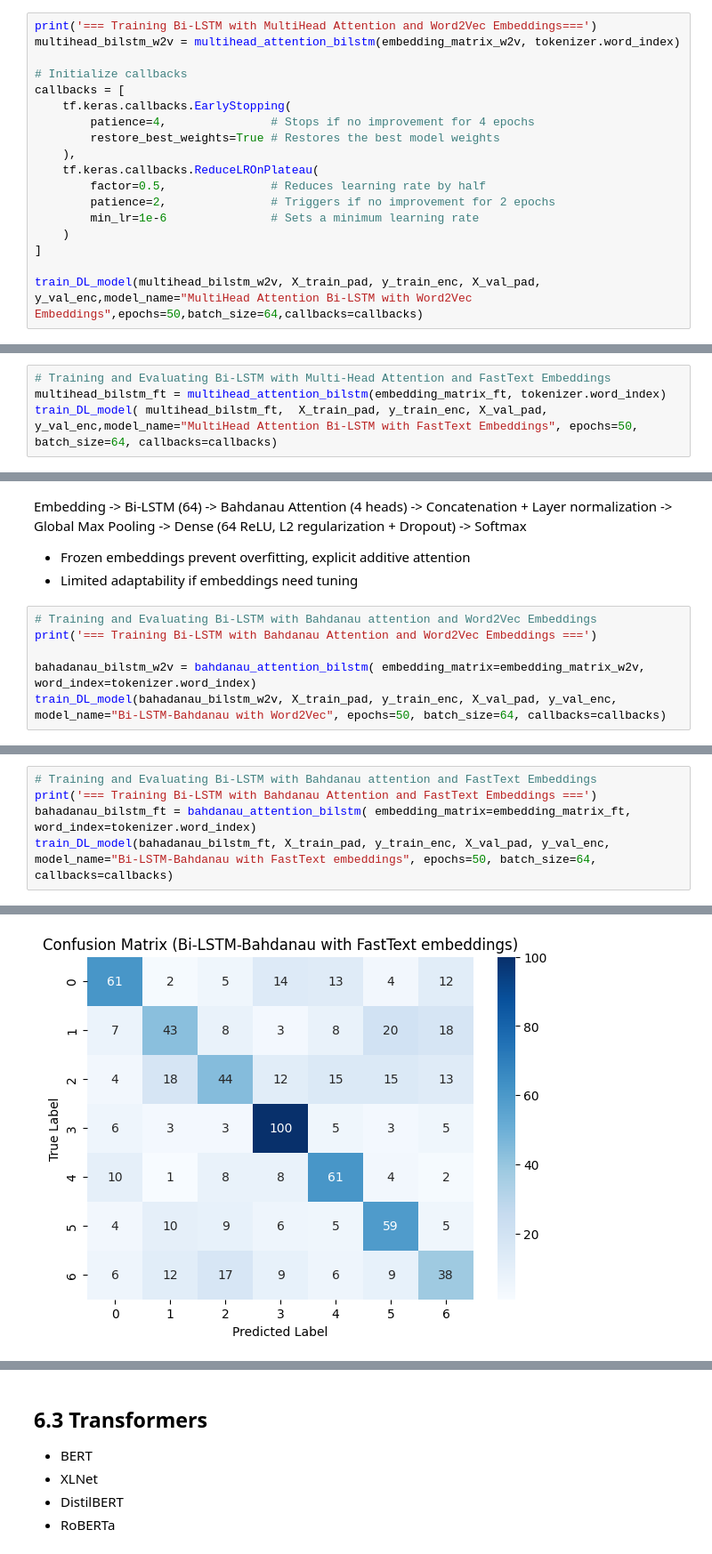
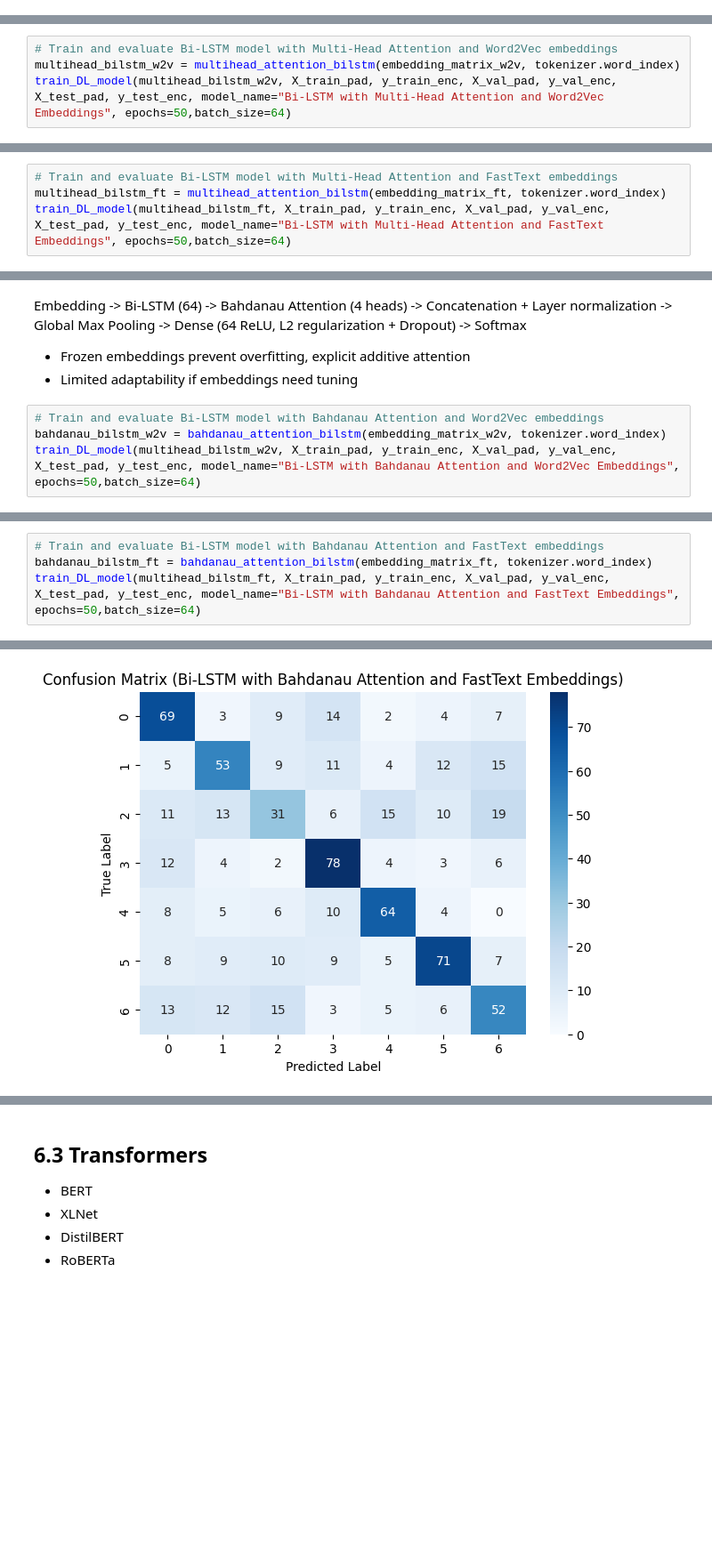
Before and after one commit to dingxing03/Emotion-Recognition-in-Text, a Jupyter notebook: Emotion-Detector/emotion-detector-ISEAR.ipynb, the cells around one changed output, grey strips where cells are left out. Shown at 89% size. Drawn from its saved outputs; the diff is of its cells as text; blank space fills up the shorter version.

```diff
--- a/Emotion-Detector/emotion-detector-ISEAR.ipynb
+++ b/Emotion-Detector/emotion-detector-ISEAR.ipynb
@@ -1299,21 +1193,3 @@ def multihead_attention_bilstm(embedding_matrix, word_index):
 Embedding -> Bi-LSTM (64) -> Multi-Head Attention (4 heads) -> Residual connection + Layer normalization -> Global Max Pooling -> Dense (64 ReLU, L2 regularization + Dropout) -> Softmax
 - Better generalization with dropout and regularization
 - More computationally expensive, complex
-# %%
-print('=== Training Bi-LSTM with MultiHead Attention and Word2Vec Embeddings===')
-multihead_bilstm_w2v = multihead_attention_bilstm(embedding_matrix_w2v, tokenizer.word_index)
-
-# Initialize callbacks
-callbacks = [
-    tf.keras.callbacks.EarlyStopping(
-        patience=4,               # Stops if no improvement for 4 epochs
-        restore_best_weights=True # Restores the best model weights
-    ),
-    tf.keras.callbacks.ReduceLROnPlateau(
-        factor=0.5,               # Reduces learning rate by half
-        patience=2,               # Triggers if no improvement for 2 epochs
-        min_lr=1e-6               # Sets a minimum learning rate
-    )
-]
-
-train_DL_model(multihead_bilstm_w2v, X_train_pad, y_train_enc, X_val_pad, y_val_enc,model_name="MultiHead Attention Bi-LSTM with Word2Vec Embeddings",epochs=50,batch_size=64,callbacks=callbacks)
@@ -1356,0 +1196,4 @@ weighted avg       0.59      0.59      0.59       753
+# %%
+# Train and evaluate Bi-LSTM model with Multi-Head Attention and Word2Vec embeddings
+multihead_bilstm_w2v = multihead_attention_bilstm(embedding_matrix_w2v, tokenizer.word_index)
+train_DL_model(multihead_bilstm_w2v, X_train_pad, y_train_enc, X_val_pad, y_val_enc, X_test_pad, y_test_enc, model_name="Bi-LSTM with Multi-Head Attention and Word2Vec Embeddings", epochs=50,batch_size=64)
@@ -1357,6 +1240,6 @@ weighted avg       0.59      0.59      0.59       753
 # %%
-# Training and Evaluating Bi-LSTM with Multi-Head Attention and FastText Embeddings
+# Train and evaluate Bi-LSTM model with Multi-Head Attention and FastText embeddings
 multihead_bilstm_ft = multihead_attention_bilstm(embedding_matrix_ft, tokenizer.word_index)
-train_DL_model( multihead_bilstm_ft,  X_train_pad, y_train_enc, X_val_pad, y_val_enc,model_name="MultiHead Attention Bi-LSTM with FastText Embeddings", epochs=50, batch_size=64, callbacks=callbacks)
+train_DL_model(multihead_bilstm_ft, X_train_pad, y_train_enc, X_val_pad, y_val_enc, X_test_pad, y_test_enc, model_name="Bi-LSTM with Multi-Head Attention and FastText Embeddings", epochs=50,batch_size=64)
 # %% [output]
 Epoch 1/50
@@ -1446,9 +1332,7 @@ Embedding -> Bi-LSTM (64) -> Bahdanau Attention (4 heads) -> Concatenation + Lay
 - Frozen embeddings prevent overfitting, explicit additive attention
 - Limited adaptability if embeddings need tuning
 # %%
-# Training and Evaluating Bi-LSTM with Bahdanau attention and Word2Vec Embeddings
-print('=== Training Bi-LSTM with Bahdanau Attention and Word2Vec Embeddings ===')
-
-bahadanau_bilstm_w2v = bahdanau_attention_bilstm( embedding_matrix=embedding_matrix_w2v, word_index=tokenizer.word_index)
-train_DL_model(bahadanau_bilstm_w2v, X_train_pad, y_train_enc, X_val_pad, y_val_enc, model_name="Bi-LSTM-Bahdanau with Word2Vec", epochs=50, batch_size=64, callbacks=callbacks)
+# Train and evaluate Bi-LSTM model with Bahdanau Attention and Word2Vec embeddings
+bahdanau_bilstm_w2v = bahdanau_attention_bilstm(embedding_matrix_w2v, tokenizer.word_index)
+train_DL_model(multihead_bilstm_w2v, X_train_pad, y_train_enc, X_val_pad, y_val_enc, X_test_pad, y_test_enc, model_name="Bi-LSTM with Bahdanau Attention and Word2Vec Embeddings", epochs=50,batch_size=64)
 # %% [output]
@@ -1490,7 +1370,6 @@ weighted avg       0.58      0.59      0.58       753
 <keras.src.callbacks.history.History at 0x...>
 # %%
-# Training and Evaluating Bi-LSTM with Bahdanau attention and FastText Embeddings
-print('=== Training Bi-LSTM with Bahdanau Attention and FastText Embeddings ===')
-bahadanau_bilstm_ft = bahdanau_attention_bilstm( embedding_matrix=embedding_matrix_ft, word_index=tokenizer.word_index)
-train_DL_model(bahadanau_bilstm_ft, X_train_pad, y_train_enc, X_val_pad, y_val_enc, model_name="Bi-LSTM-Bahdanau with FastText embeddings", epochs=50, batch_size=64, callbacks=callbacks)
+# Train and evaluate Bi-LSTM model with Bahdanau Attention and FastText embeddings
+bahdanau_bilstm_ft = bahdanau_attention_bilstm(embedding_matrix_ft, tokenizer.word_index)
+train_DL_model(multihead_bilstm_ft, X_train_pad, y_train_enc, X_val_pad, y_val_enc, X_test_pad, y_test_enc, model_name="Bi-LSTM with Bahdanau Attention and FastText Embeddings", epochs=50,batch_size=64)
 # %% [output]
@@ -1531,4 +1406,4 @@ weighted avg       0.53      0.54      0.53       753
-[figure, old version]
+[figure, new version]
 <keras.src.callbacks.history.History at 0x...>
 # %% [markdown]
 ## 6.3 Transformers
```
Also changed, not shown: parts of 43 cells of this notebook, 7 other files.
